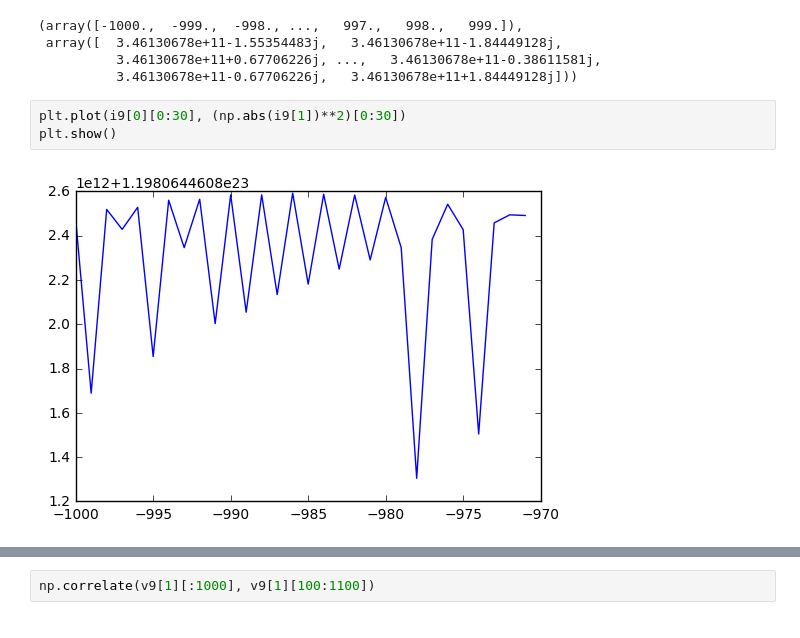
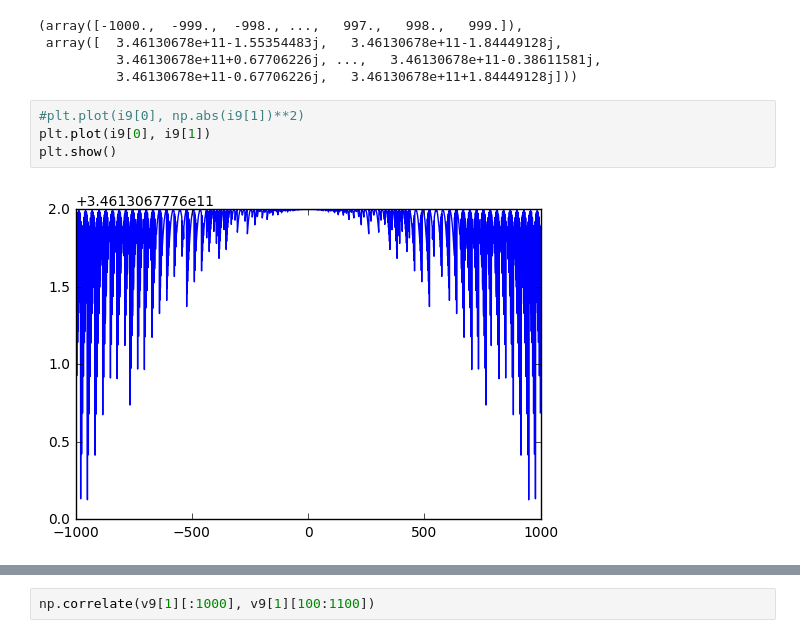
Before and after one commit to costassoler/Radio, a Jupyter notebook: Lab1Data1/lab1datacopy2.ipynb, the cells around one changed output, grey strips where cells are left out. Saved outputs shown, nothing was run; the diff lists cells and outputs as text.

```diff
--- a/Lab1Data1/lab1datacopy2.ipynb
+++ b/Lab1Data1/lab1datacopy2.ipynb
@@ -296,7 +317,8 @@ i9
           3.46130678e+11+0.67706226j, ...,   3.46130678e+11-0.38611581j,
           3.46130678e+11-0.67706226j,   3.46130678e+11+1.84449128j]))
 # %%
-plt.plot(i9[0][0:30], (np.abs(i9[1])**2)[0:30])
+#plt.plot(i9[0], np.abs(i9[1])**2)
+plt.plot(i9[0], i9[1])
 plt.show()
 # %% [output]
-[figure, old version]
+[figure, new version]
```
Also changed, not shown: parts of 34 cells of this notebook, 9 other files.
